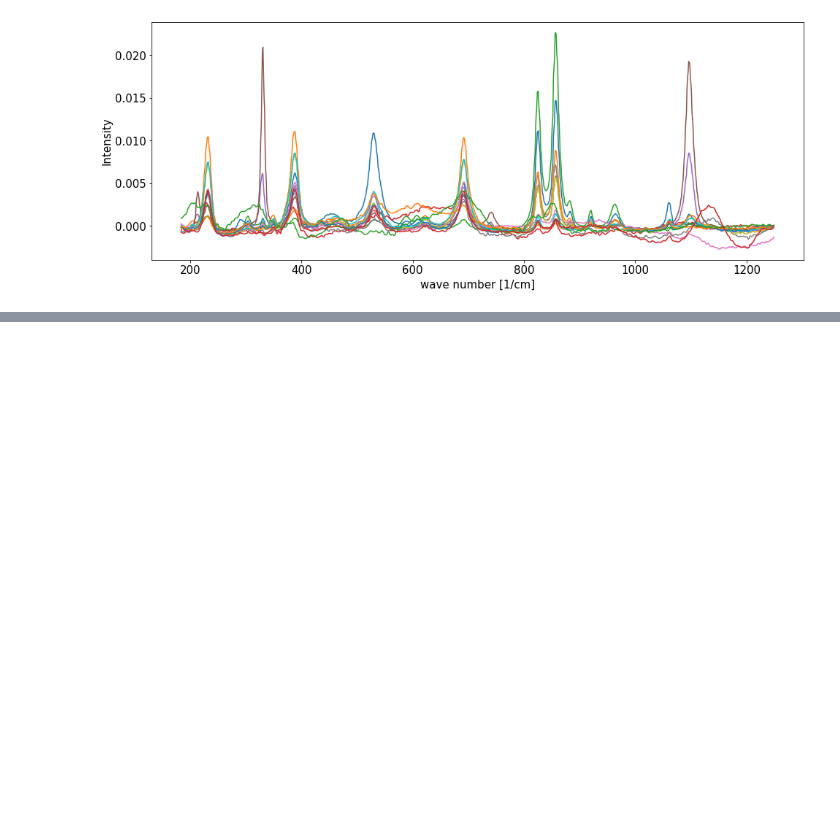
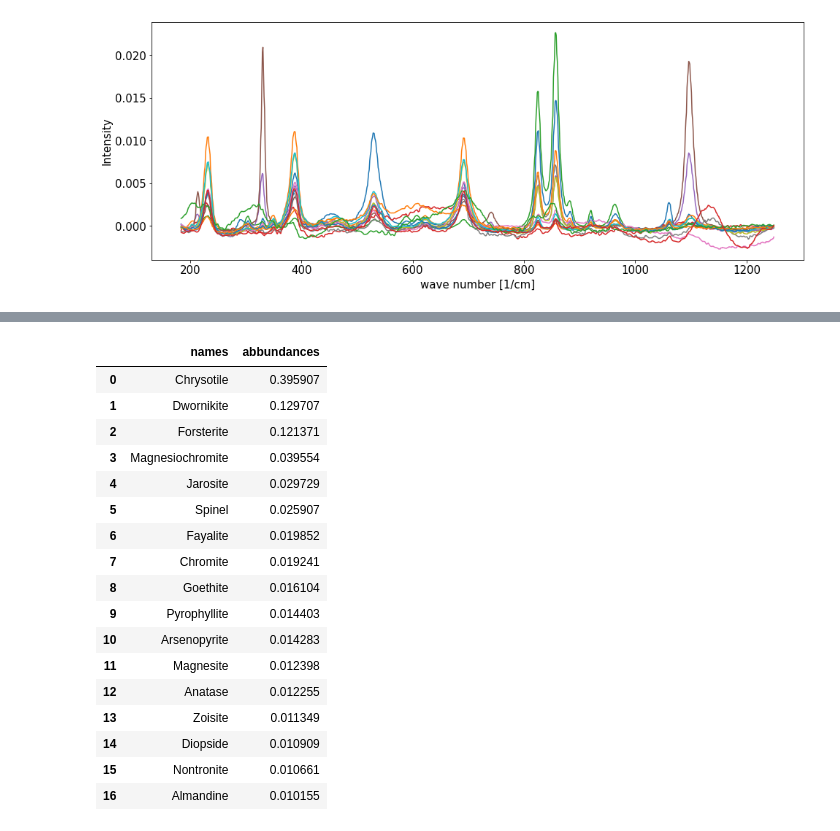
Before and after one commit to FabioBrugnara/repo_raman_4exam, a Jupyter notebook: reports/report.ipynb, the cells around one changed output, grey strips where cells are left out. Drawn from its saved outputs; the diff is of its cells as text; code cells hidden in the pictures; blank space fills up the shorter version.

```diff
--- a/reports/report.ipynb
+++ b/reports/report.ipynb
@@ -188,4 +187,24 @@ Il risultato dei fit è il seguente.
 ed infine dai coeficineti pesati per il numero di elementi per cluster e normalizzati otteniamo le abbondanze. Le importiamo dall'output dell'FIT automatizzato con make e mostriamo i materiali con un'abbondanza maggiore dell' 1%. **Questo è il risultato finale**.
 # %%
 abb_table = pd.read_csv("../repo_raman/data/abb_table.csv")
+abb_table.drop(labels='Unnamed: 0',inplace=True,axis=1)
 abb_table[abb_table['abbundances']>0.01]
+# %% [output]
+|  | names | abbundances |
+| 0 | Chrysotile | 0.395907 |
+| 1 | Dwornikite | 0.129707 |
+| 2 | Forsterite | 0.121371 |
+| 3 | Magnesiochromite | 0.039554 |
+| 4 | Jarosite | 0.029729 |
+| 5 | Spinel | 0.025907 |
+| 6 | Fayalite | 0.019852 |
+| 7 | Chromite | 0.019241 |
+| 8 | Goethite | 0.016104 |
+| 9 | Pyrophyllite | 0.014403 |
+| 10 | Arsenopyrite | 0.014283 |
+| 11 | Magnesite | 0.012398 |
+| 12 | Anatase | 0.012255 |
+| 13 | Zoisite | 0.011349 |
+| 14 | Diopside | 0.010909 |
+| 15 | Nontronite | 0.010661 |
+| 16 | Almandine | 0.010155 |
```
Also changed, not shown: parts of 1 cell of this notebook.
